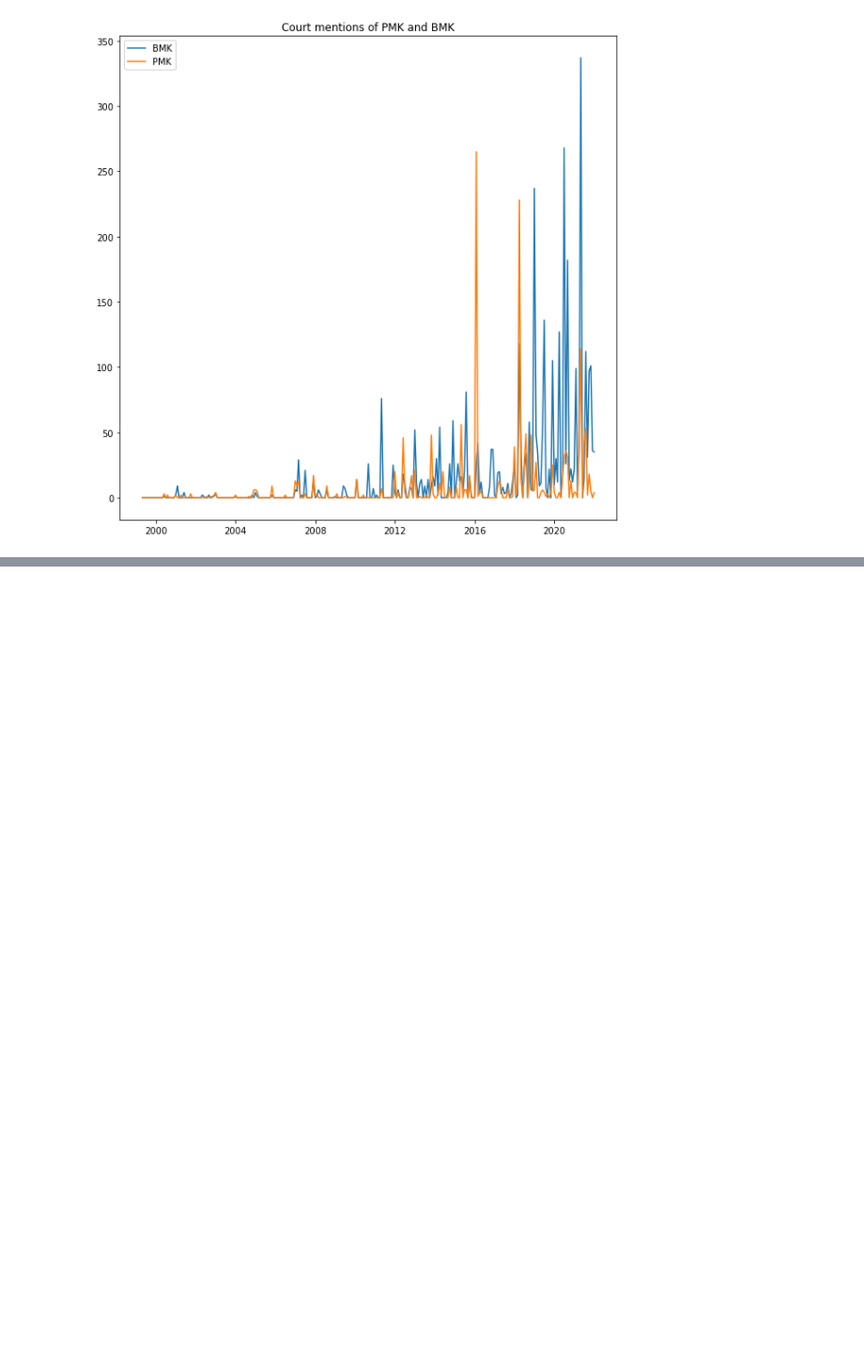
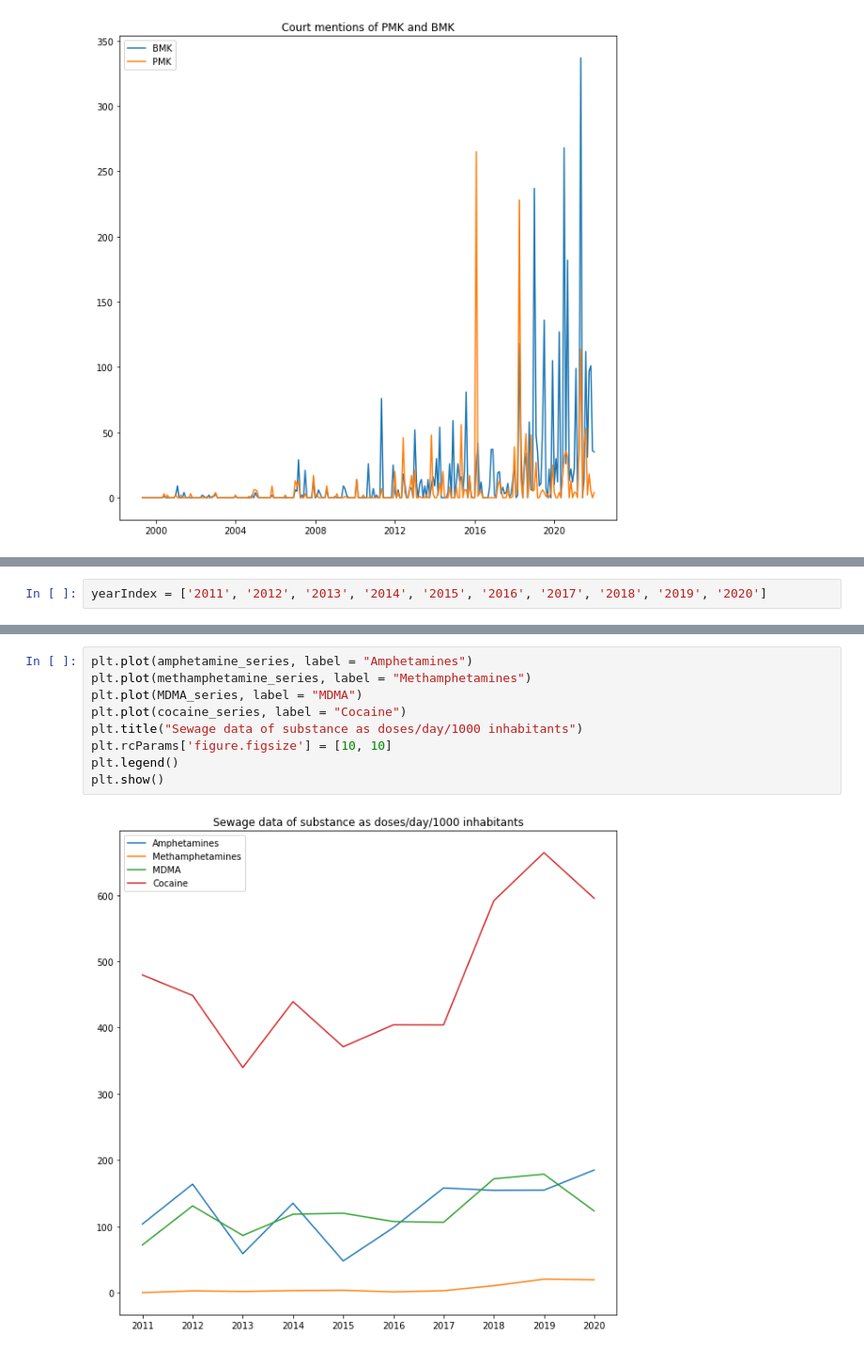
Before and after one commit to bloemetjesgordijn/DSP, a Jupyter notebook: Untitled.ipynb, the cells around one changed output, grey strips where cells are left out. Shown at 94% size. Drawn from its saved outputs; the diff is of its cells as text; blank space fills up the shorter version.

```diff
--- a/Untitled.ipynb
+++ b/Untitled.ipynb
@@ -275,0 +281,2 @@ Text(0.5, 1.0, 'Drugs found in wastewater in mg/1000 per person/day')
+# %%
+yearIndex = ['2011', '2012', '2013', '2014', '2015', '2016', '2017', '2018', '2019', '2020']
@@ -275,0 +471,11 @@ Text(0.5, 1.0, 'Drugs found in wastewater in mg/1000 per person/day')
+# %%
+plt.plot(amphetamine_series, label = "Amphetamines")
+plt.plot(methamphetamine_series, label = "Methamphetamines")
+plt.plot(MDMA_series, label = "MDMA")
+plt.plot(cocaine_series, label = "Cocaine")
+plt.title("Sewage data of substance as doses/day/1000 inhabitants")
+plt.rcParams['figure.figsize'] = [10, 10]
+plt.legend()
+plt.show()
+# %% [output]
+[figure, added]
```
Also changed, not shown: parts of 37 cells of this notebook, 40 other files.
